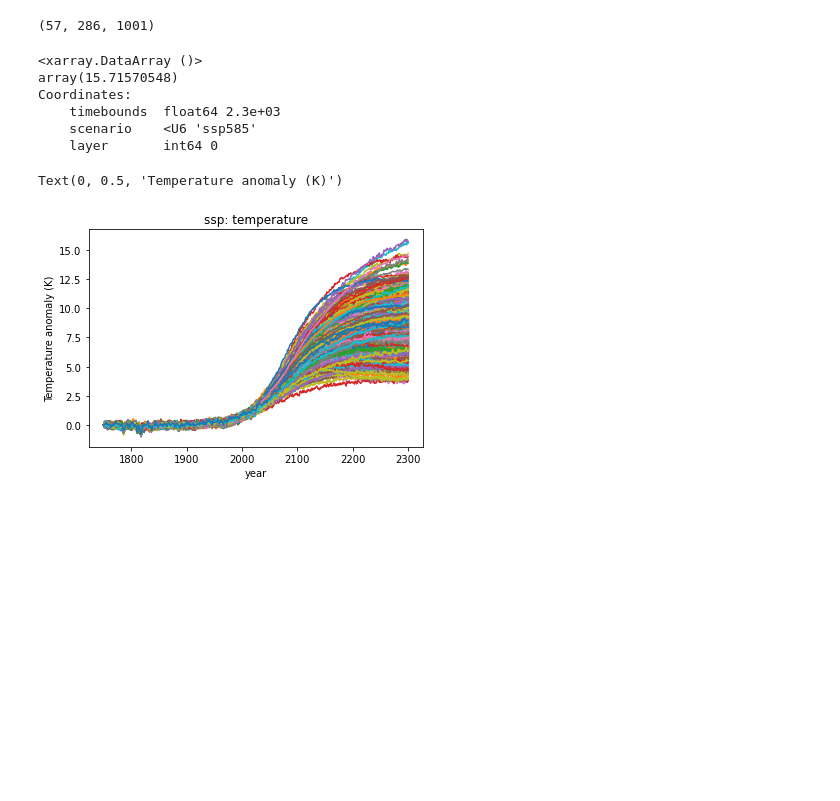
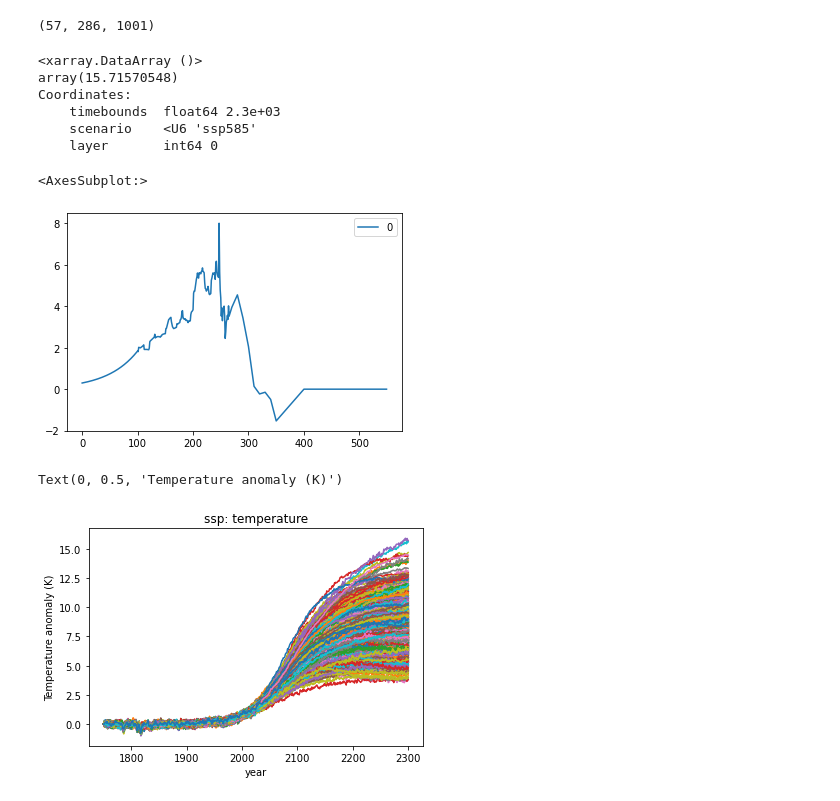
Before and after one commit to pollockDeVis/JUSTICE, a Jupyter notebook: JUSTICE_example_run.ipynb, the cells around one changed output. Saved outputs shown, nothing was run; the diff lists cells and outputs as text; code cells hidden in the pictures; blank space fills up the shorter version.

Commit message:
implemented landuse emission downscaling and calculation in coupled fair and emissions module. Added calculation for cpc, investment, capital stock in economy. Next step adding SCC.

```diff
--- a/JUSTICE_example_run.ipynb
+++ b/JUSTICE_example_run.ipynb
@@ -185,3 +228,10 @@ climate.prepare_output_xarrays()
+# %%
+testdf = pd.DataFrame(land_use_emissions[:, 0, 0])
+# Plot the land use emissions
+testdf.plot()
+# %% [output]
+<AxesSubplot:>
+[figure, added]
 # %%
 import matplotlib.pyplot as pl
 pl.plot(climate.timebounds, climate.temperature.loc[dict(scenario=fair_scenario, layer=0)], label=climate.configs);
```
Also changed, not shown: parts of 10 cells of this notebook, 5 other files.
